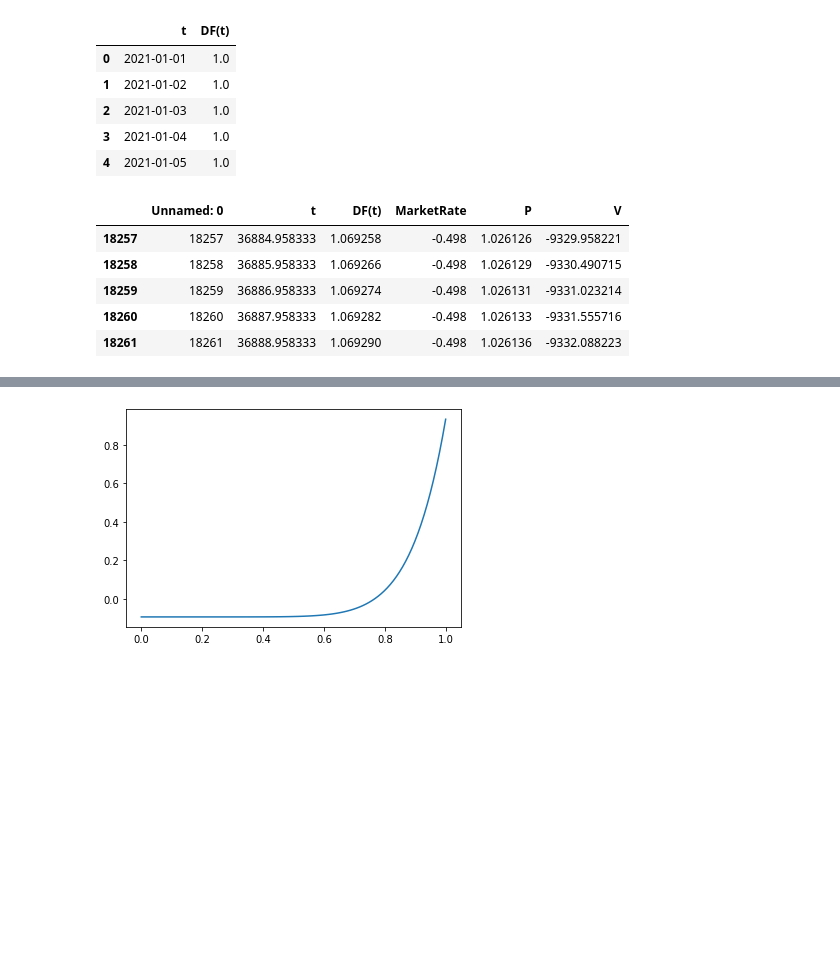
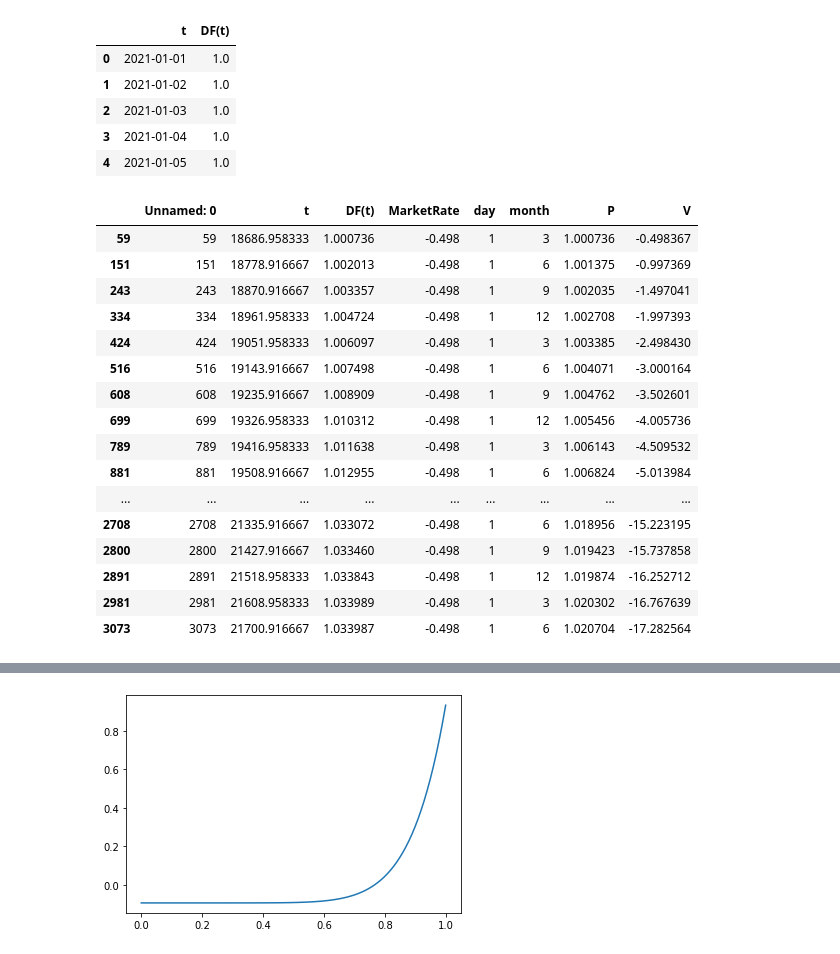
Before and after one commit to Rxzh/PD, a Jupyter notebook: main.ipynb, the cells around one changed output, grey strips where cells are left out. Cells and saved outputs as stored; diff of their text form; code cells hidden in the pictures; blank space fills up the shorter version.

```diff
--- a/main.ipynb
+++ b/main.ipynb
@@ -92,6 +92,12 @@ df.head()
 | 4 | 2021-01-05 | 1.0 |
 # %%
 # P = DF
+def get_day(x):
+    return x.day
+
+def get_month(x):
+    return x.month
+
 class Stripper:
     def __init__(self):
         #self.df = pd.read_excel('DF(t) .xlsx')
@@ -101,16 +107,27 @@ class Stripper:
         #self.df.columns=['t','DF(t)']
 
         self.df['t'] = pd.to_datetime(self.df['t'])
+        self.df['day'] = self.df['t'].apply(get_day)
+        self.df['month'] = self.df['t'].apply(get_month)
+
+        self.df = self.df[self.df.day == 1]
+        self.df = self.df[self.df.month%3 == 0]
+
         self.df['t'] = self.df['t'].apply(datetime.datetime.timestamp)
         self.df['t'] = self.df['t']/86400
         self.df['P'] = self.df['t'].apply(self.P)
-        self.n = 100#len(self.df)
+
+
+
+
+        self.n = len(self.df)
         self.N = 100000
         self.R = .4
         self.LGD = 1-self.R
 
     def temps(self,x):
         return datetime.datetime.strptime(x,  "%m/%d/%Y")
+
 
 
     def delta(self,t1,t2):
@@ -208,14 +225,25 @@ class Stripper:
 stripper = Stripper()
 stripper.append_prices()
 # %%
-stripper.df.tail()
+stripper.df.head(34)
 # %% [output]
-|  | Unnamed: 0 | t | DF(t) | MarketRate | P | V |
-| 18257 | 18257 | 36884.958333 | 1.069258 | -0.498 | 1.026126 | -9329.958221 |
-| 18258 | 18258 | 36885.958333 | 1.069266 | -0.498 | 1.026129 | -9330.490715 |
-| 18259 | 18259 | 36886.958333 | 1.069274 | -0.498 | 1.026131 | -9331.023214 |
-| 18260 | 18260 | 36887.958333 | 1.069282 | -0.498 | 1.026133 | -9331.555716 |
-| 18261 | 18261 | 36888.958333 | 1.069290 | -0.498 | 1.026136 | -9332.088223 |
+|  | Unnamed: 0 | t | DF(t) | MarketRate | day | month | P | V |
+| 59 | 59 | 18686.958333 | 1.000736 | -0.498 | 1 | 3 | 1.000736 | -0.498367 |
+| 151 | 151 | 18778.916667 | 1.002013 | -0.498 | 1 | 6 | 1.001375 | -0.997369 |
+| 243 | 243 | 18870.916667 | 1.003357 | -0.498 | 1 | 9 | 1.002035 | -1.497041 |
+| 334 | 334 | 18961.958333 | 1.004724 | -0.498 | 1 | 12 | 1.002708 | -1.997393 |
+| 424 | 424 | 19051.958333 | 1.006097 | -0.498 | 1 | 3 | 1.003385 | -2.498430 |
+| 516 | 516 | 19143.916667 | 1.007498 | -0.498 | 1 | 6 | 1.004071 | -3.000164 |
+| 608 | 608 | 19235.916667 | 1.008909 | -0.498 | 1 | 9 | 1.004762 | -3.502601 |
+| 699 | 699 | 19326.958333 | 1.010312 | -0.498 | 1 | 12 | 1.005456 | -4.005736 |
+| 789 | 789 | 19416.958333 | 1.011638 | -0.498 | 1 | 3 | 1.006143 | -4.509532 |
+| 881 | 881 | 19508.916667 | 1.012955 | -0.498 | 1 | 6 | 1.006824 | -5.013984 |
+| ... | ... | ... | ... | ... | ... | ... | ... | ... |
+| 2708 | 2708 | 21335.916667 | 1.033072 | -0.498 | 1 | 6 | 1.018956 | -15.223195 |
+| 2800 | 2800 | 21427.916667 | 1.033460 | -0.498 | 1 | 9 | 1.019423 | -15.737858 |
+| 2891 | 2891 | 21518.958333 | 1.033843 | -0.498 | 1 | 12 | 1.019874 | -16.252712 |
+| 2981 | 2981 | 21608.958333 | 1.033989 | -0.498 | 1 | 3 | 1.020302 | -16.767639 |
+| 3073 | 3073 | 21700.916667 | 1.033987 | -0.498 | 1 | 6 | 1.020704 | -17.282564 |
 # %%
 stripper.append_PD()
 # %%
```
Also changed, not shown: parts of 5 cells of this notebook, 1 other file.
